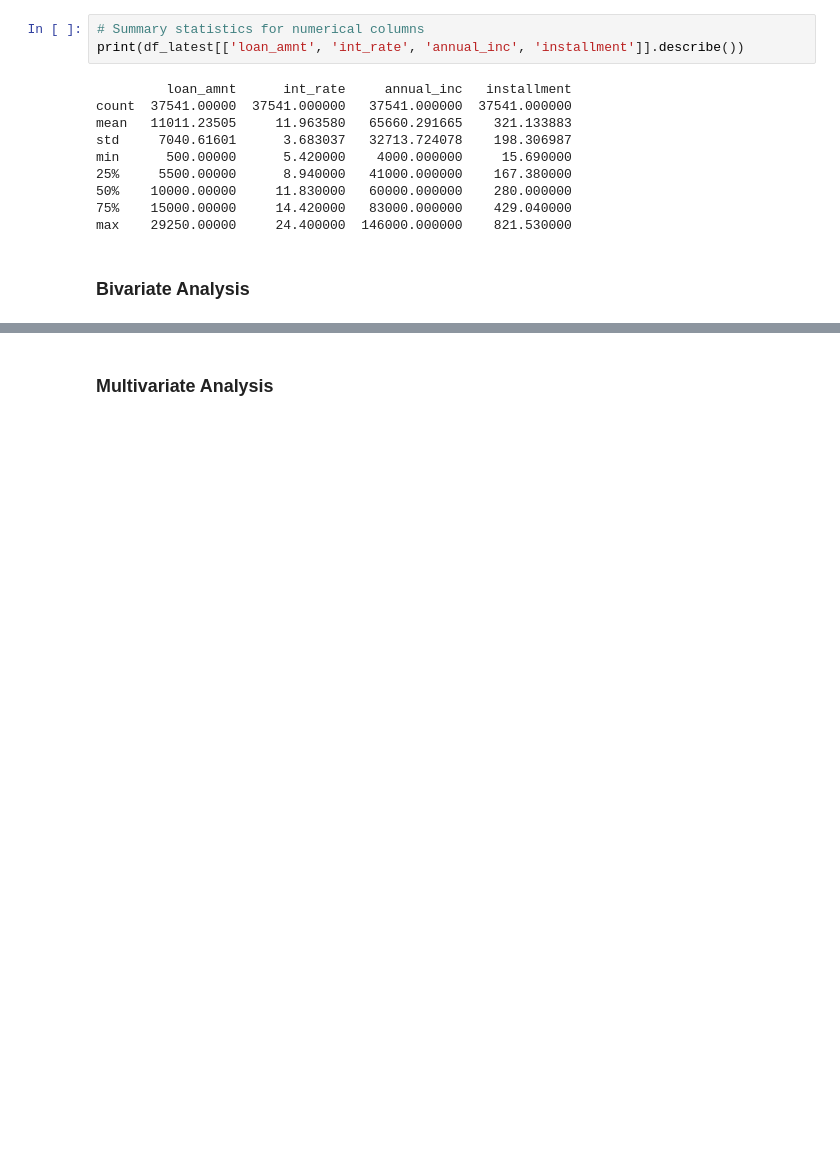
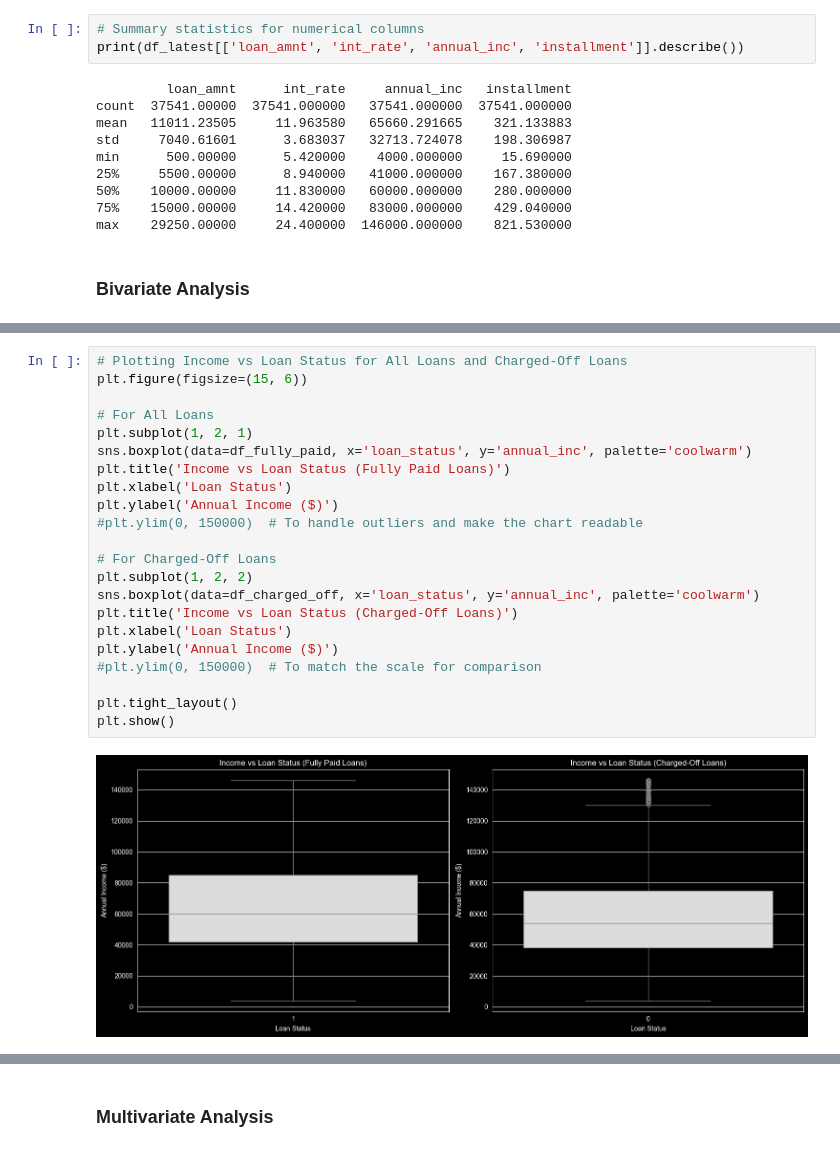
Before and after one commit to muralik31/Lending-Club-Case-Study, a Jupyter notebook: Murali_Krishna_Kondapally.ipynb, the cells around one changed output, grey strips where cells are left out. Cells and saved outputs as stored; diff of their text form; blank space fills up the shorter version.

```diff
--- a/Murali_Krishna_Kondapally.ipynb
+++ b/Murali_Krishna_Kondapally.ipynb
@@ -872,0 +890,24 @@ plt.show()
+# %%
+# Plotting Income vs Loan Status for All Loans and Charged-Off Loans
+plt.figure(figsize=(15, 6))
+
+# For All Loans
+plt.subplot(1, 2, 1)
+sns.boxplot(data=df_fully_paid, x='loan_status', y='annual_inc', palette='coolwarm')
+plt.title('Income vs Loan Status (Fully Paid Loans)')
+plt.xlabel('Loan Status')
+plt.ylabel('Annual Income ($)')
+#plt.ylim(0, 150000)  # To handle outliers and make the chart readable
+
+# For Charged-Off Loans
+plt.subplot(1, 2, 2)
+sns.boxplot(data=df_charged_off, x='loan_status', y='annual_inc', palette='coolwarm')
+plt.title('Income vs Loan Status (Charged-Off Loans)')
+plt.xlabel('Loan Status')
+plt.ylabel('Annual Income ($)')
+#plt.ylim(0, 150000)  # To match the scale for comparison
+
+plt.tight_layout()
+plt.show()
+# %% [output]
+[figure, added]
```
Also changed, not shown: parts of 16 cells of this notebook.
